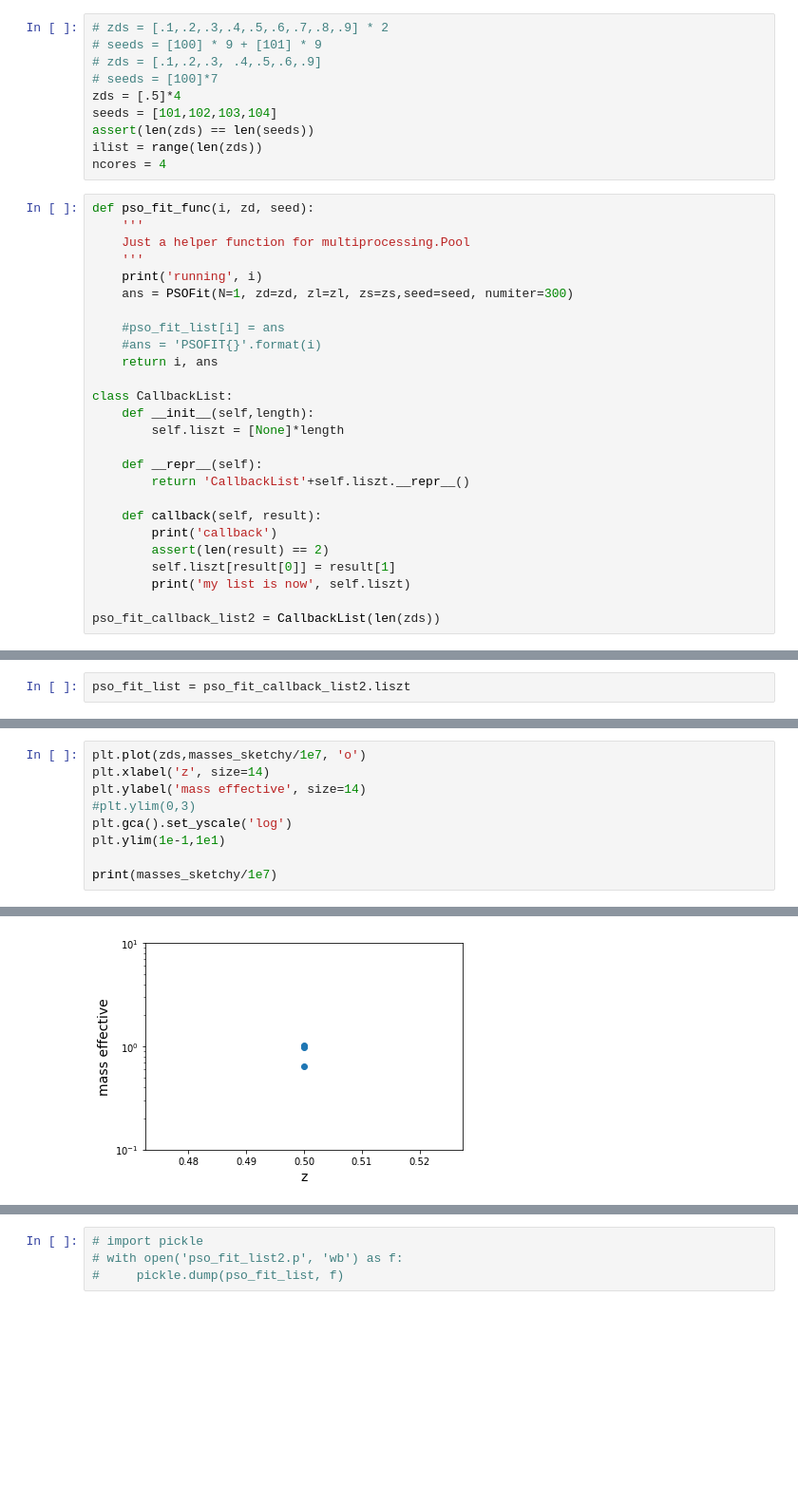
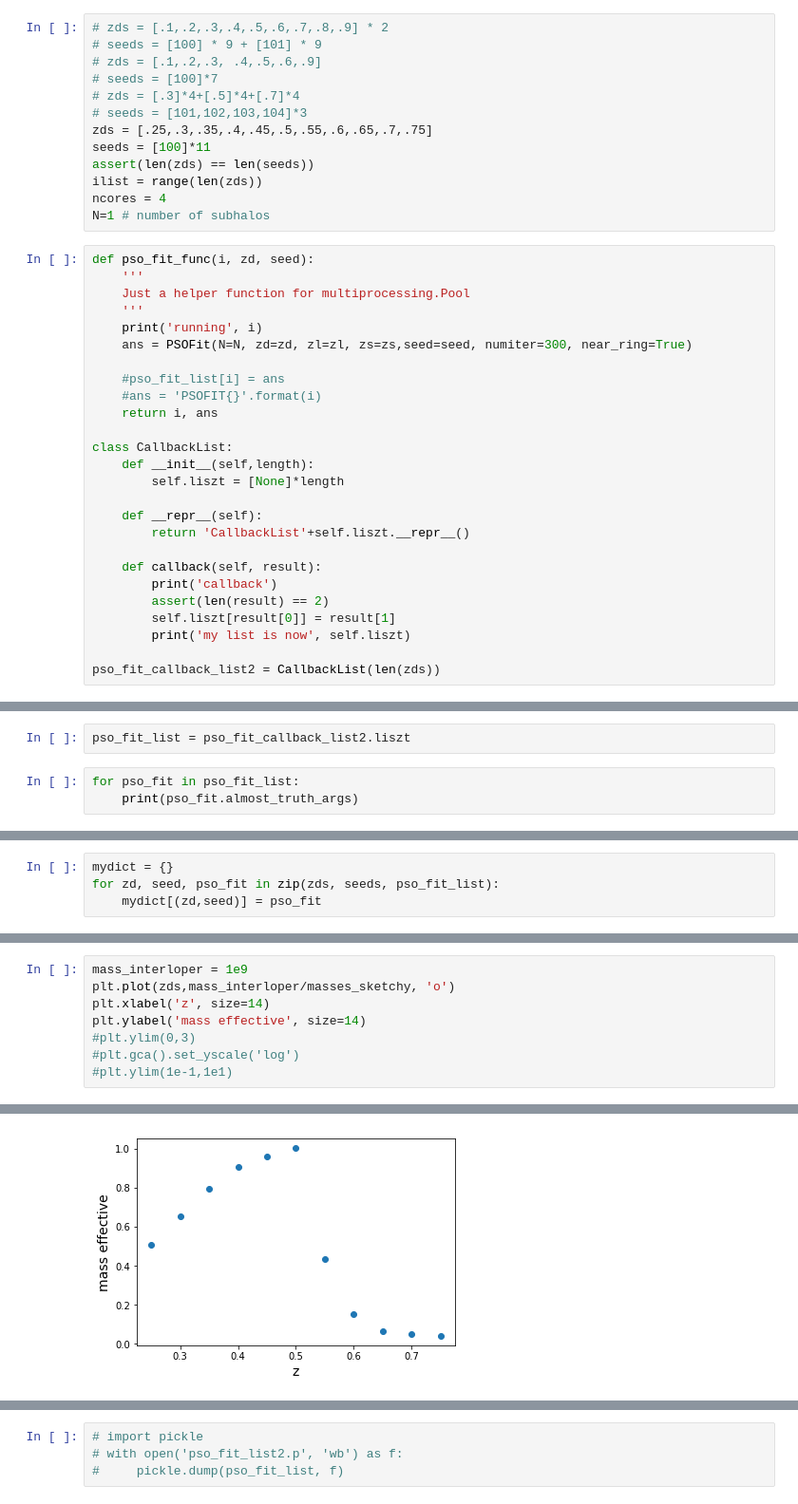
Before and after one commit to acagansengul/interlopers, a Jupyter notebook: pso_meff.ipynb, the cells around one changed output, grey strips where cells are left out. Shown: that part at 95% size. Cells and saved outputs as stored; diff of their text form; blank space fills up the shorter version.

```diff
--- a/pso_meff.ipynb
+++ b/pso_meff.ipynb
@@ -23,18 +23,21 @@ zs = 1.0
 # seeds = [100] * 9 + [101] * 9
 # zds = [.1,.2,.3, .4,.5,.6,.9]
 # seeds = [100]*7
-zds = [.5]*4
-seeds = [101,102,103,104]
+# zds = [.3]*4+[.5]*4+[.7]*4
+# seeds = [101,102,103,104]*3
+zds = [.25,.3,.35,.4,.45,.5,.55,.6,.65,.7,.75]
+seeds = [100]*11
 assert(len(zds) == len(seeds))
 ilist = range(len(zds))
 ncores = 4
+N=1 # number of subhalos
 # %%
 def pso_fit_func(i, zd, seed):
     '''
     Just a helper function for multiprocessing.Pool
     '''
     print('running', i)
-    ans = PSOFit(N=1, zd=zd, zl=zl, zs=zs,seed=seed, numiter=300)
+    ans = PSOFit(N=N, zd=zd, zl=zl, zs=zs,seed=seed, numiter=300, near_ring=True)
 
     #pso_fit_list[i] = ans
     #ans = 'PSOFIT{}'.format(i)
@@ -98,3 +108,6 @@ With `n_particles = 32`:
 * 4 : 1min50 (100 iterations, N=1)
 # %%
 pso_fit_list = pso_fit_callback_list2.liszt
+# %%
+for pso_fit in pso_fit_list:
+    print(pso_fit.almost_truth_args)
@@ -100,0 +134,4 @@ pso_fit_list = pso_fit_callback_list2.liszt
+# %%
+mydict = {}
+for zd, seed, pso_fit in zip(zds, seeds, pso_fit_list):
+    mydict[(zd,seed)] = pso_fit
@@ -120,10 +223,9 @@ masses_sketchy = np.array([get_mass_back(10**pf.pos[0], 10**pf.pos[1], zd, zs) f
 # %%
-plt.plot(zds,masses_sketchy/1e7, 'o')
+mass_interloper = 1e9
+plt.plot(zds,mass_interloper/masses_sketchy, 'o')
 plt.xlabel('z', size=14)
 plt.ylabel('mass effective', size=14)
 #plt.ylim(0,3)
-plt.gca().set_yscale('log')
-plt.ylim(1e-1,1e1)
-
-print(masses_sketchy/1e7)
+#plt.gca().set_yscale('log')
+#plt.ylim(1e-1,1e1)
 # %% [output]
@@ -131,4 +233,4 @@ print(masses_sketchy/1e7)
-[figure, old version]
+[figure, new version]
 # %%
 plt.plot(zds,[pf.cost for pf in pso_fit_list], 'o')
 plt.xlabel('z', size=14)
```
Also changed, not shown: parts of 25 cells of this notebook, 4 other files.
